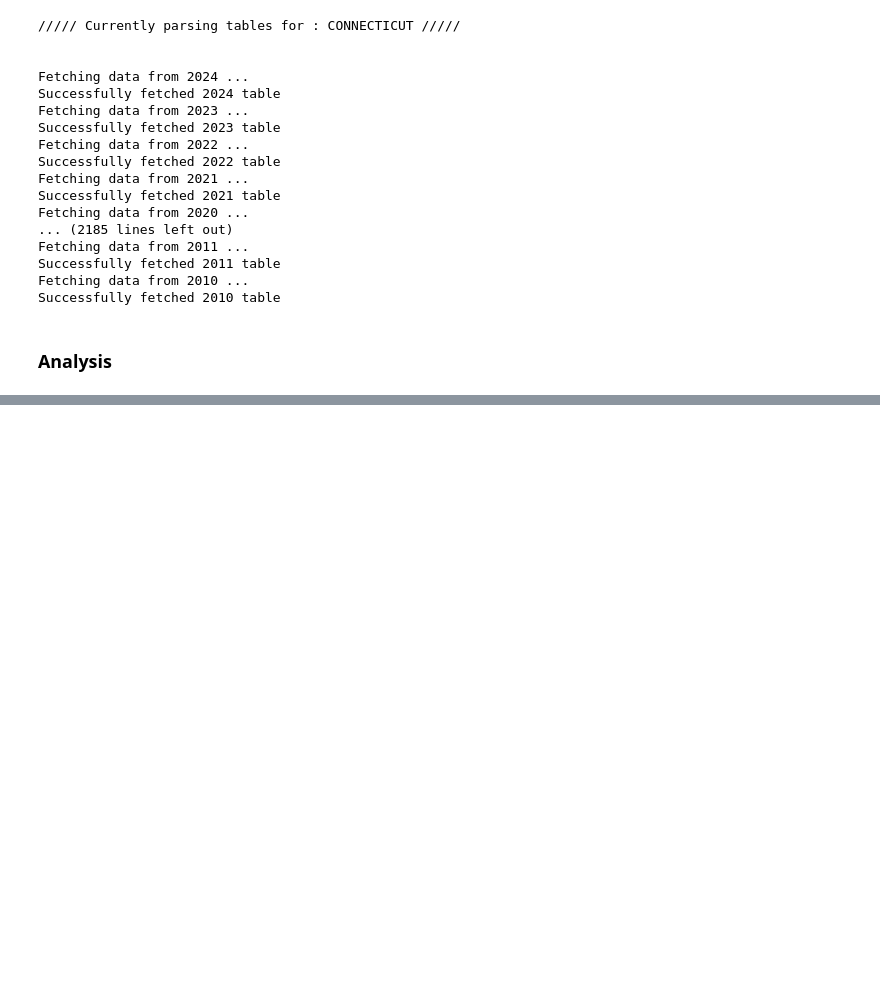
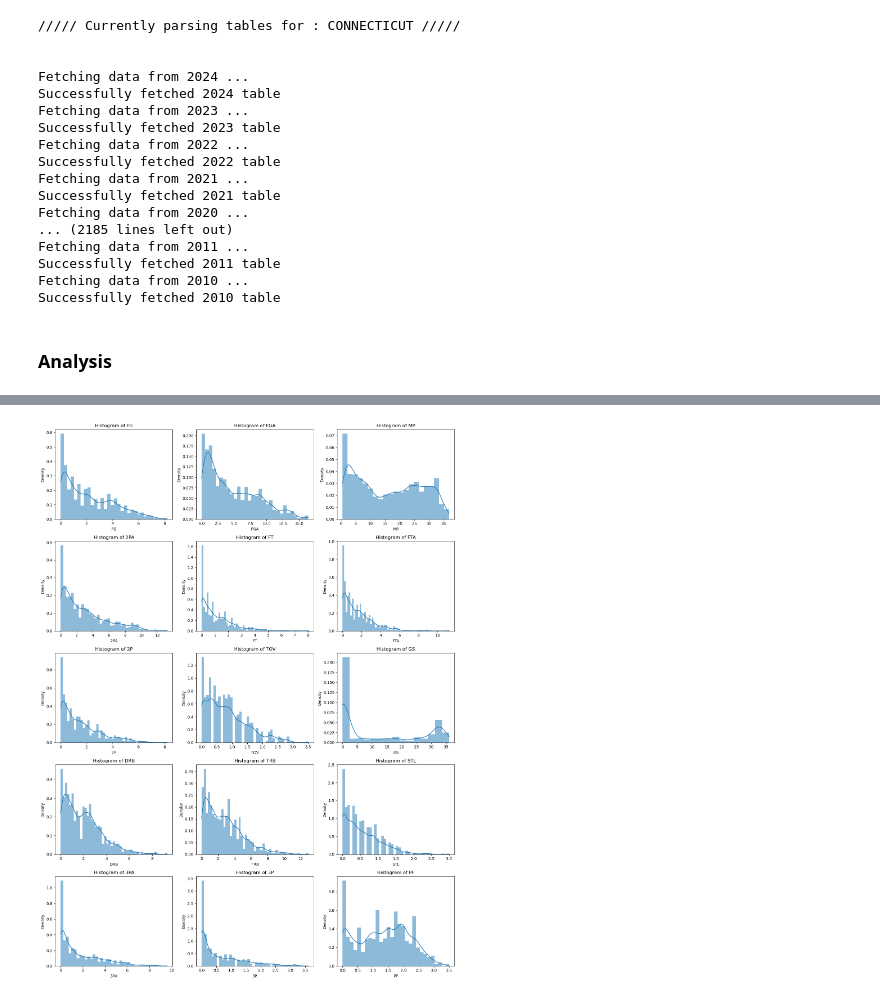
Before and after one commit to hinayatali9/STA365_Proj, a Jupyter notebook: data_fetch.ipynb, the cells around one changed output, grey strips where cells are left out. Drawn from its saved outputs; the diff is of its cells as text; code cells hidden in the pictures; blank space fills up the shorter version.

```diff
--- a/data_fetch.ipynb
+++ b/data_fetch.ipynb
@@ -91,0 +90,3 @@ final_df.to_csv('per_game_data.csv')
+# %%
+df = pd.read_csv('per_game_data.csv').drop('Unnamed: 0', axis=1)
+df = df.iloc[:, 2:26]
@@ -91,0 +109,5 @@ final_df.to_csv('per_game_data.csv')
+# %%
+correlation_matrix = df.corr()
+target_correlation = correlation_matrix['PTS'].drop('PTS')  # Exclude self-correlation
+top_correlated_features = target_correlation.abs().sort_values(ascending=False).head(20)
+print(top_correlated_features)
@@ -91,0 +132,25 @@ final_df.to_csv('per_game_data.csv')
+# %%
+import matplotlib.pyplot as plt
+import seaborn as sns
+
+top_15_features = top_correlated_features.head(15).index.tolist()
+
+# Setting up the figure and axes for a 5x3 subplot grid
+fig, axes = plt.subplots(nrows=5, ncols=3, figsize=(15, 20))
+fig.tight_layout(pad=5.0)
+
+# Iterating over each feature and its respective position in the grid
+for i, feature in enumerate(top_15_features):
+    row, col = divmod(i, 3)
+    sns.histplot(df[feature], kde=True, stat="density", linewidth=0, ax=axes[row, col])
+    axes[row, col].set_title(f'Histogram of {feature}')
+    axes[row, col].set_xlabel(feature)
+    axes[row, col].set_ylabel('Density')
+
+# Adjust layout to prevent overlap
+plt.tight_layout()
+
+# Show plot
+plt.show()
+# %% [output]
+[figure, added]
```
Also changed, not shown: parts of 7 cells of this notebook.
